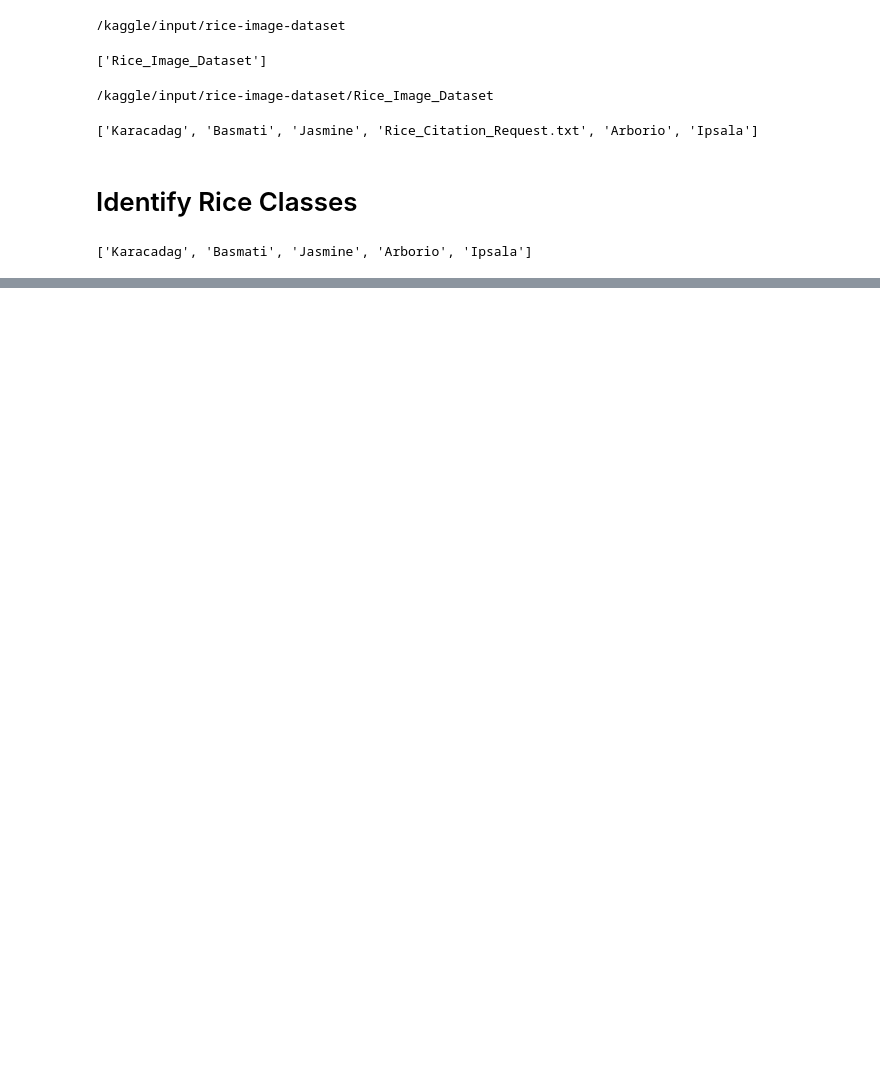
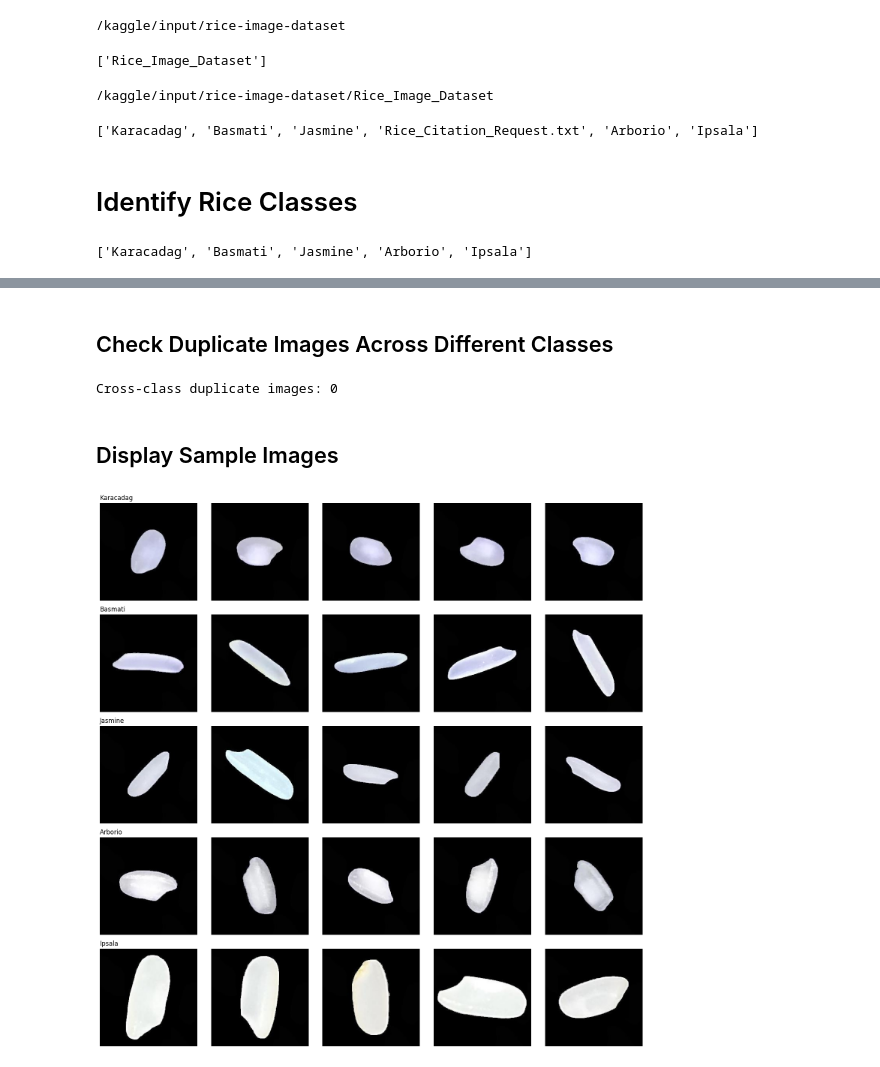
Before and after one commit to kosar-am/rice-classification-cnn, a Jupyter notebook: rice_classification_cnn.ipynb, the cells around one changed output, grey strips where cells are left out. Drawn from its saved outputs; the diff is of its cells as text; code cells hidden in the pictures; blank space fills up the shorter version.

Commit message:
Complete dataset inspection and perform quality checks

```diff
--- a/rice_classification_cnn.ipynb
+++ b/rice_classification_cnn.ipynb
@@ -84,0 +110,16 @@ print(classes)
+# %%
+# Check the size of one sample image from each rice class
+
+for class_name in classes:
+    class_path = os.path.join(rice_dataset_path, class_name)
+
+    image_files = [
+        file_name
+        for file_name in os.listdir(class_path)
+        if file_name.lower().endswith((".jpg", ".jpeg", ".png"))
+    ]
+
+    sample_image_path = os.path.join(class_path, image_files[0])
+
+    with Image.open(sample_image_path) as image:
+        print(f"{class_name}: {image.size}")
@@ -84,0 +273,55 @@ print(classes)
+# %% [markdown]
+## Check Duplicate Images Across Different Classes
+# %%
+# Check whether duplicate images belong to different classes
+
+cross_class_duplicates = []
+
+for original, duplicate in duplicate_images:
+    original_class = os.path.basename(os.path.dirname(original))
+    duplicate_class = os.path.basename(os.path.dirname(duplicate))
+
+    if original_class != duplicate_class:
+        cross_class_duplicates.append((original, duplicate))
+
+print("Cross-class duplicate images:", len(cross_class_duplicates))
+# %% [output]
+Cross-class duplicate images: 0
+# %% [markdown]
+## Display Sample Images
+# %%
+# Display 5 random images from each rice class
+
+num_samples = 5
+
+fig, axes = plt.subplots(len(classes), num_samples, figsize=(15, 15))
+
+for row, class_name in enumerate(classes):
+
+    class_path = os.path.join(rice_dataset_path, class_name)
+
+    image_files = [
+        file_name
+        for file_name in os.listdir(class_path)
+        if file_name.lower().endswith((".jpg", ".jpeg", ".png"))
+    ]
+
+    random_images = random.sample(image_files, num_samples)
+
+    for col, image_name in enumerate(random_images):
+
+        image_path = os.path.join(class_path, image_name)
+
+        image = Image.open(image_path)
+
+        axes[row, col].imshow(image)
+        axes[row, col].axis("off")
+
+        if col == 0:
+          axes[row, col].set_title(class_name, fontsize=12, loc="left")
+
+
+plt.tight_layout()
+plt.show()
+# %% [output]
+[figure, added]
```
Also changed, not shown: parts of 13 cells of this notebook.
